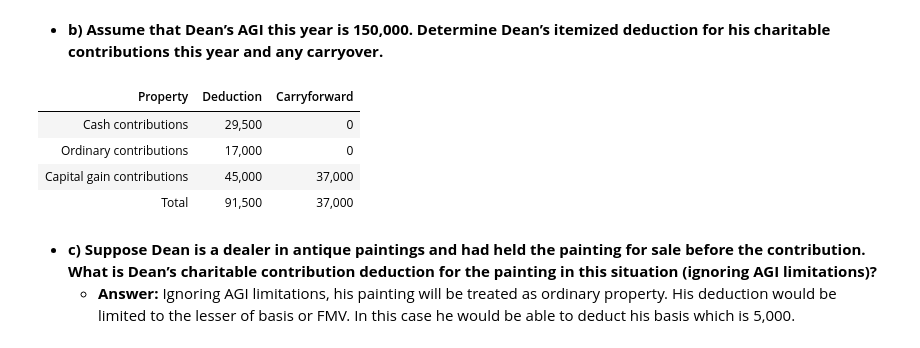
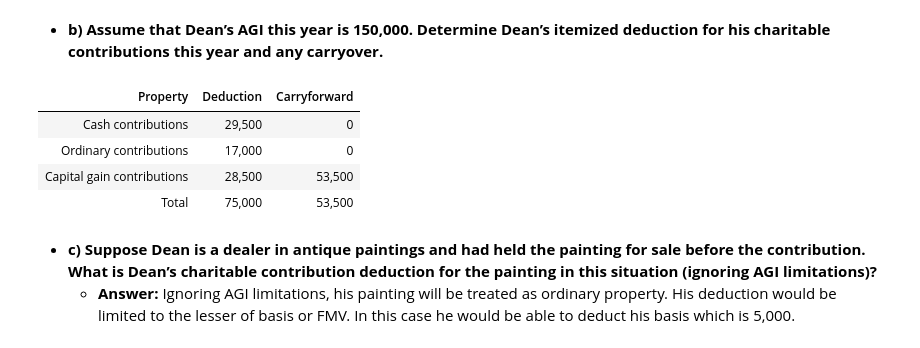
Before and after one commit to ekmartinez/Federal_Taxation, a Jupyter notebook: 05_Individual_Deductions/05_Individual_Deductions_Exercises.ipynb, the cells around one changed output. Cells and saved outputs as stored; diff of their text form; code cells hidden in the pictures.

```diff
--- a/05_Individual_Deductions/05_Individual_Deductions_Exercises.ipynb
+++ b/05_Individual_Deductions/05_Individual_Deductions_Exercises.ipynb
@@ -1015,7 +1015,7 @@ cap_gain_property = 82000
 
 cash_limit = agi * .60
 ordinary_limit = agi * .50
-cap_gain_limit = agi * .30
+cap_gain_limit = min(agi * .30, (agi * .50) - cash_deduction - ordinary_deduction)
 
 cash_deduction = min(cash, cash_limit, remaining_agi)
 cash_carryforward = cash - cash_deduction
@@ -1023,35 +1023,35 @@ remaining_agi -= cash_deduction
 
 ordinary_deduction = min(ordinary_property, ordinary_limit, remaining_agi)
 ordinary_carryforward = ordinary_property - ordinary_deduction
 remaining_agi -= ordinary_deduction
 
 cap_gain_deduction = min(cap_gain_property, cap_gain_limit, remaining_agi)
 cap_gain_carryforward = cap_gain_property - cap_gain_deduction
 remaining_agi -= cap_gain_deduction
 
 total_deductions = cash_deduction + ordinary_deduction + cap_gain_deduction
 total_carryforward = cash_carryforward + ordinary_carryforward + cap_gain_carryforward
 
 results = {
     "Property": ["Cash contributions", "Ordinary contributions", "Capital gain contributions"],
     "Deduction": [cash_deduction, ordinary_deduction, cap_gain_deduction],
     "Carryforward": [cash_carryforward, ordinary_carryforward, cap_gain_carryforward],
 }
 
 df = pd.DataFrame(results)
 total = pd.DataFrame(([{"Property": "Total", "Deduction": total_deductions, "Carryforward": total_carryforward}]))
 df = pd.concat([df, total], ignore_index=True)
 
 df["Deduction"] = df["Deduction"].map("{:,.0f}".format)
 df["Carryforward"] = df["Carryforward"].map("{:,.0f}".format)
 
 display(HTML(df.to_html(index=False)))
 # %% [output]
 | Property | Deduction | Carryforward |
 | Cash contributions | 29,500 | 0 |
 | Ordinary contributions | 17,000 | 0 |
-| Capital gain contributions | 45,000 | 37,000 |
-| Total | 91,500 | 37,000 |
+| Capital gain contributions | 28,500 | 53,500 |
+| Total | 75,000 | 53,500 |
 # %% [markdown]
 - **c) Suppose Dean is a dealer in antique paintings and had held the painting for sale before the contribution. What is Dean’s charitable contribution deduction for the painting in this situation (ignoring AGI limitations)?**
     - **Answer:** Ignoring AGI limitations, his painting will be treated as ordinary property. His deduction would be limited to the lesser of basis or FMV. In this case he would be able to deduct his basis which is 5,000.
```
